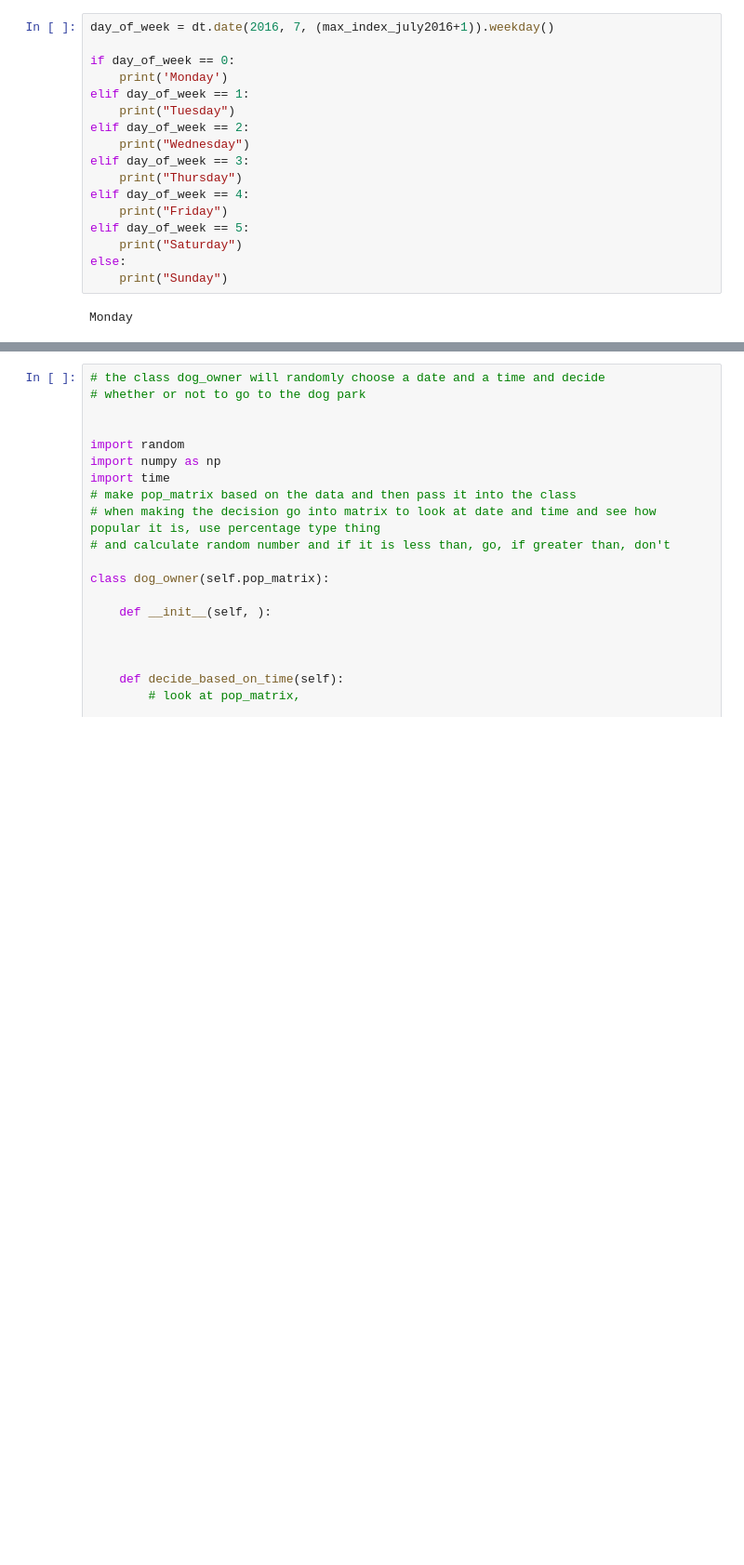
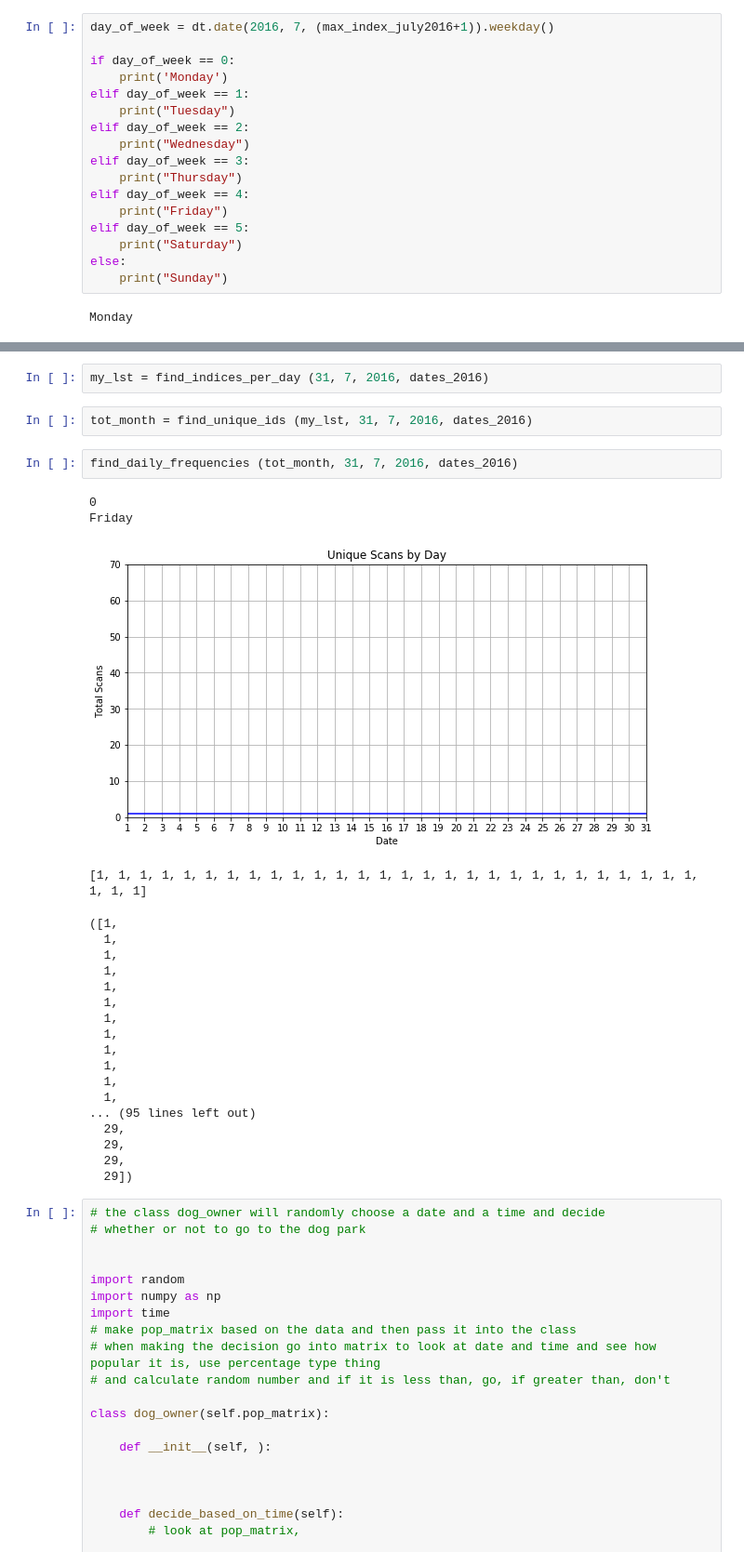
Before and after one commit to cronand3/Dog-Park-Project, a Jupyter notebook: Ally.ipynb, the cells around one changed output, grey strips where cells are left out. Shown at 93% size. Drawn from its saved outputs; the diff is of its cells as text; blank space fills up the shorter version.

```diff
--- a/Ally.ipynb
+++ b/Ally.ipynb
@@ -542,3 +624,31 @@ Friday
+# %%
+my_lst = find_indices_per_day (31, 7, 2016, dates_2016)
+# %%
+tot_month = find_unique_ids (my_lst, 31, 7, 2016, dates_2016)
+# %%
+find_daily_frequencies (tot_month, 31, 7, 2016, dates_2016)
+# %% [output]
+0
+Friday
+[figure, added]
+[1, 1, 1, 1, 1, 1, 1, 1, 1, 1, 1, 1, 1, 1, 1, 1, 1, 1, 1, 1, 1, 1, 1, 1, 1, 1, 1, 1, 1, 1, 1]
+([1,
+  1,
+  1,
+  1,
+  1,
+  1,
+  1,
+  1,
+  1,
+  1,
+  1,
+  1,
+... (95 lines left out)
+  29,
+  29,
+  29,
+  29])
 # %%
 # the class dog_owner will randomly choose a date and a time and decide
 # whether or not to go to the dog park
```
Also changed, not shown: parts of 4 cells of this notebook.
